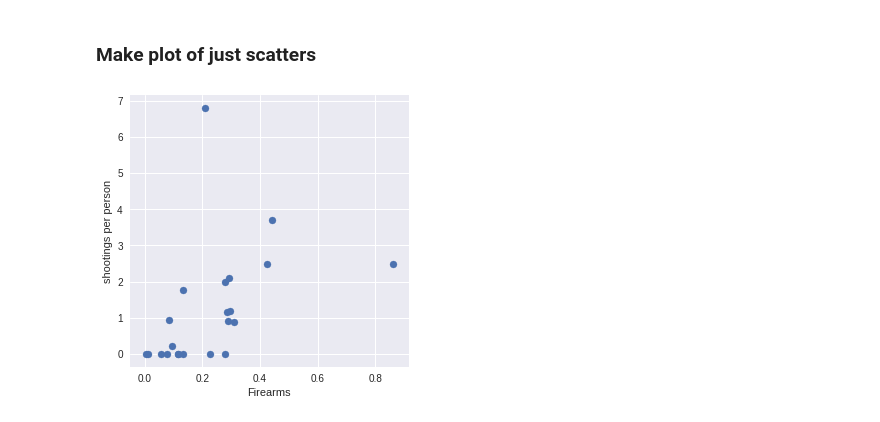
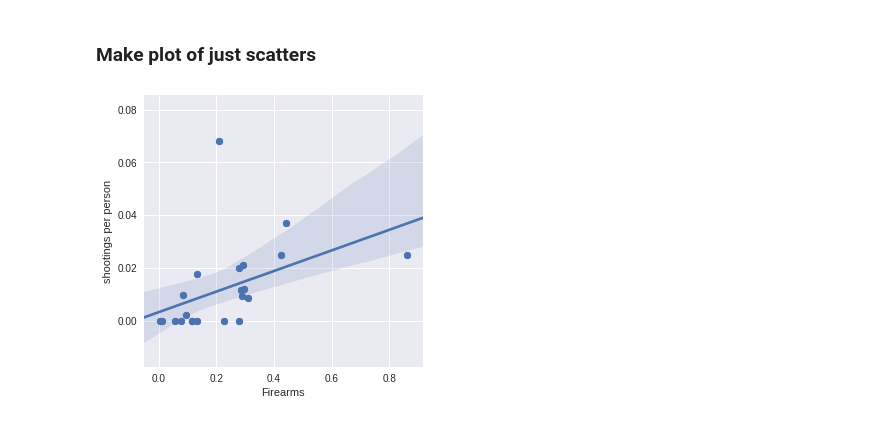
Before and after one commit to ep2247/PUI2017_ep2247, a Jupyter notebook: HW5_ep2247/HW5_3_ep2247.ipynb, the cells around one changed output. Drawn from its saved outputs; the diff is of its cells as text; code cells hidden in the pictures.

```diff
--- a/HW5_ep2247/HW5_3_ep2247.ipynb
+++ b/HW5_ep2247/HW5_3_ep2247.ipynb
@@ -122,7 +123,7 @@ print ("Number of mass shooting vs GDP, " +
 Number of mass shooting vs GDP, errors represent Poisson statistics.
 The datapoint to the top right of the plot is the USA, which has noth the highest GDP and the highest number of mass shootings
 # %%
-df_['shootingspp'] = df_["Number of mass shootings"] / df_['pop'] * 1e3
+df_['shootingspp'] = df_["Number of mass shootings"] / df_['pop'] *100000
 df_.head()
 # %% [output]
 |  | Country Name | Average total all civilian firearms | Number of homicides by firearm | Country | Guns/100 inhabitants | ... |
@@ -303,17 +304,18 @@ pl.show()
 # %%
 fig = pl.figure(figsize=(5,5))
 
 
 ax = fig.add_subplot(111)
 
 scatter = ax.scatter(df_["avgfirepp"],
-                     df_['shootingspp'] *10000,
+                     df_['shootingspp'],
                      )
+sns.regplot(x=df_["avgfirepp"], y=df_["shootingspp"], data=df_)
 ax.set_xlabel("Firearms")
 ax.set_ylabel("shootings per person")
 ax.set_ylim()
 
 #sns.regplot(x="x", y="y", data=df_)
 pl.show()
 # %% [output]
-[figure, old version]
+[figure, new version]
```
Also changed, not shown: parts of 13 cells of this notebook, 1 other file.
